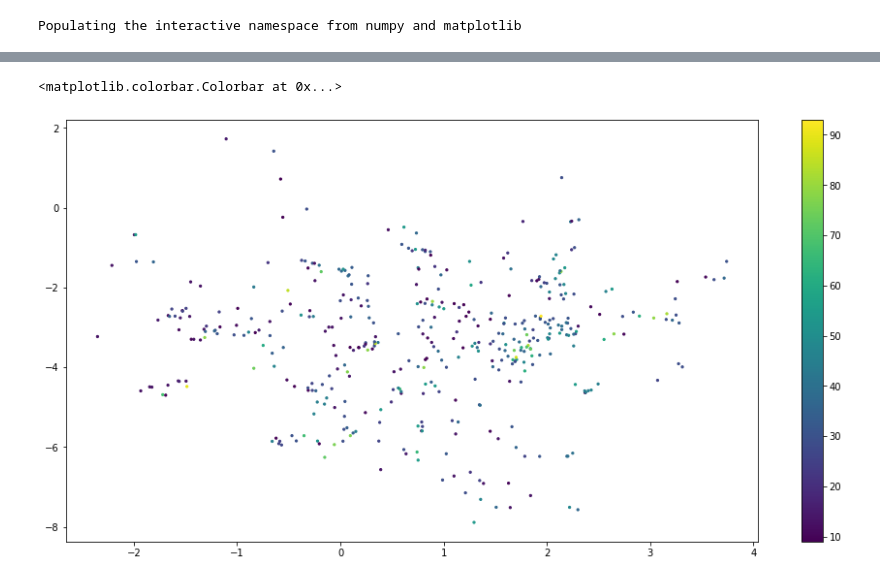
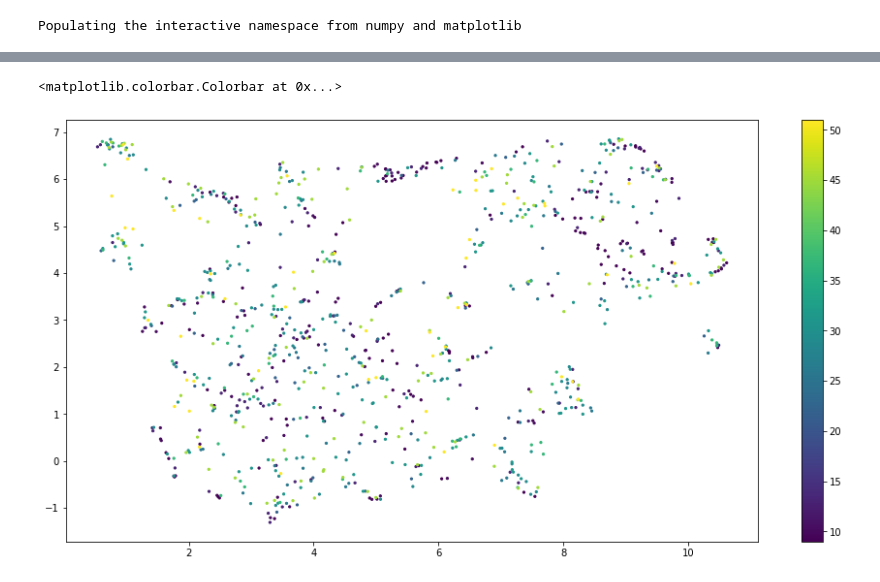
Before and after one commit to makrai/verb-tensor, a Jupyter notebook: cluster.ipynb, the cells around one changed output, grey strips where cells are left out. Saved outputs shown, nothing was run; the diff lists cells and outputs as text; code cells hidden in the pictures.

```diff
--- a/cluster.ipynb
+++ b/cluster.ipynb
@@ -22,5 +67,5 @@ evalor.load_embeddings(cutoff=20000)
 # %%
-mapper = UMAP()#metric
+mapper = UMAP(n_components=2, metric='cosine')
 # %%
 verb_mx = mapper.fit_transform(evalor.decomped_tns.factors[1])
 # %%
@@ -70,2 +108,2 @@ df[df.vnet.str.len()==0]
 # %%
-df.groupby('least_class').size()
+ser = df.groupby('least_class').size()
@@ -86,3 +110,7 @@ Length: 78, dtype: int64
+# %%
+ser.name = 'lclass_size'
+# %%
+df = df.set_index('least_class').join(ser)
 # %%
 df[df.least_class==9].head()
 # %% [output]
@@ -95,10 +123,10 @@ df[df.least_class==9].head()
 # %%
-top = 500
-plt.scatter(*verb_mx[:top].T, s=5, c=df.least_class[:top])#==9)
+part = (df.lclass_size > 50).values
+plt.scatter(*verb_mx[part].T, s=5, c=df.least_class[part])#==9)
 plt.colorbar()
 # %% [output]
 <matplotlib.colorbar.Colorbar at 0x...>
-[figure, old version]
+[figure, new version]
 # %%
 cv = ClusterVerbs(weight='log_freq', rank=128, cutoff=100, clusser_dim=16)
 df, labels = cv.main()
```
Also changed, not shown: parts of 23 cells of this notebook.
